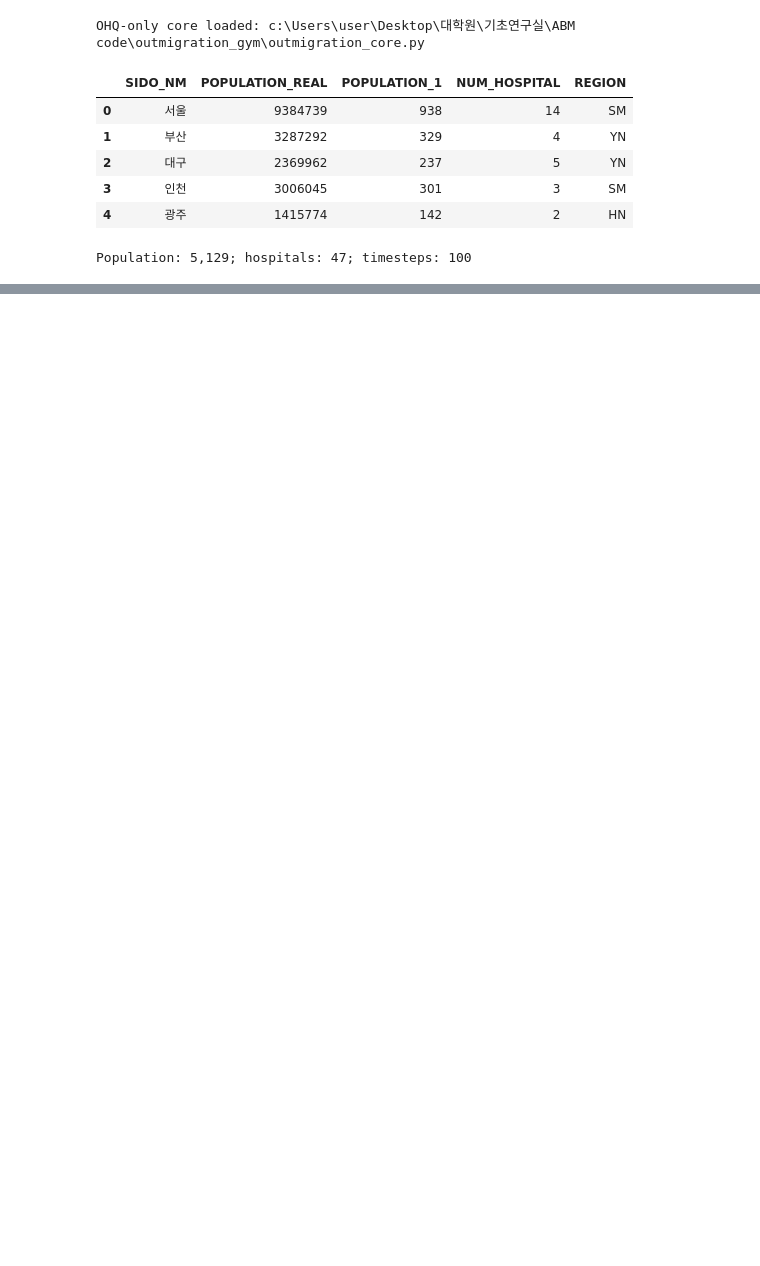
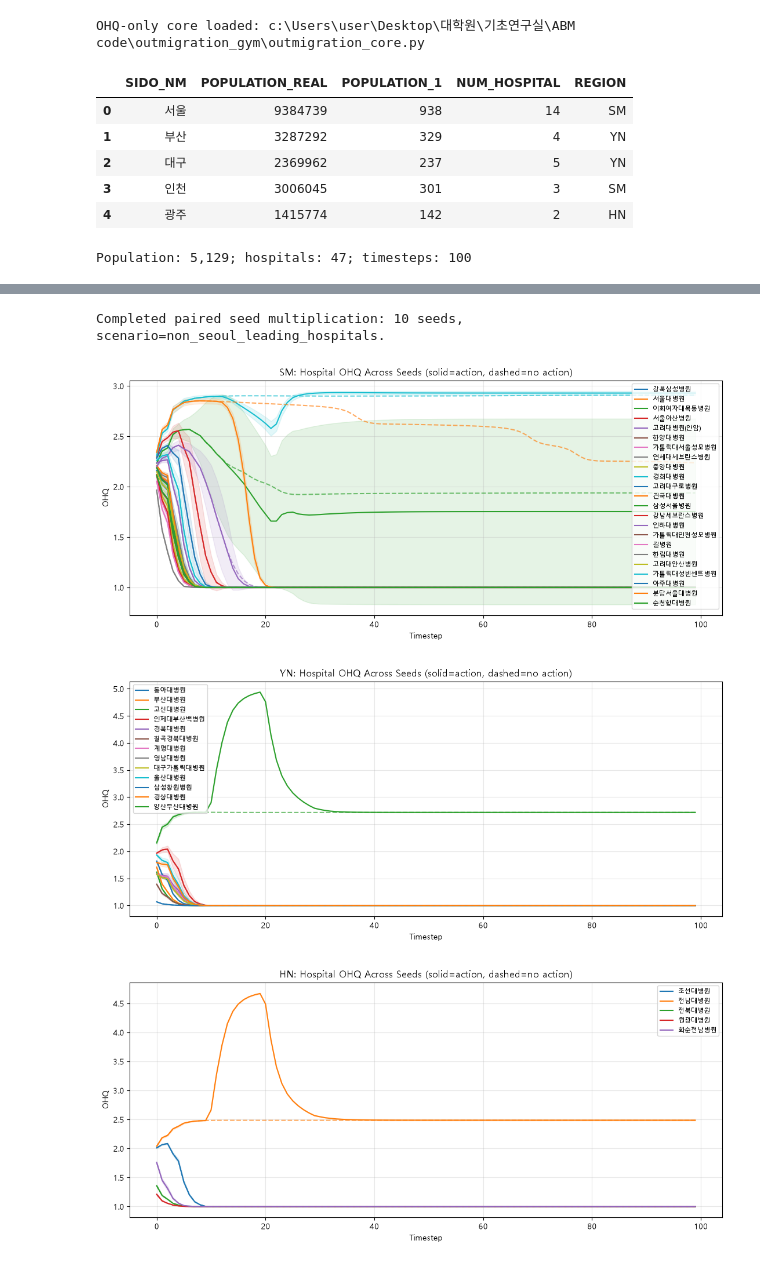
Before and after one commit to hshoon16/outmigration_gym, a Jupyter notebook: outmigration_runner.ipynb, the cells around one changed output, grey strips where cells are left out. Cells and saved outputs as stored; diff of their text form; code cells hidden in the pictures; blank space fills up the shorter version.

```diff
--- a/outmigration_runner.ipynb
+++ b/outmigration_runner.ipynb
@@ -273,0 +268,66 @@ plot_simulation_results(action_sim, action_results, f'({SELECTED_SCENARIO})')
+# %%
+# 2026-11-16: paired seed multiplication compares the selected action scenario with no action under identical random realizations.
+SEED_MULTIPLICATION_N_SEEDS = 10
+SEED_MULTIPLICATION_SEEDS = list(range(42, 42 + SEED_MULTIPLICATION_N_SEEDS))
+no_action_schedule = np.zeros_like(action_schedule, dtype=float)
+seed_multiplication_results = {'no_action': {}, 'action': {}}
+
+for scenario_name, schedule in [('no_action', no_action_schedule), ('action', action_schedule)]:
+    trajectories = {
+        'hospital_ohq': [],
+        'outmigration_total': [], 'outmigration_by_residence_region': [],
+    }
+    for seed in tqdm(SEED_MULTIPLICATION_SEEDS, desc=f'Seed multiplication: {scenario_name}'):
+        replicated_sim = run_simulation(parameter_set, seed, schedule)
+        replicated_results = summarize_simulation(replicated_sim)
+        trajectories['hospital_ohq'].append(replicated_results['hospital_ohq'])
+        trajectories['outmigration_total'].append(replicated_results['population_weighted_outmigration_probability'])
+        trajectories['outmigration_by_residence_region'].append(replicated_results['regional_outmigration_probability'])
+    seed_multiplication_results[scenario_name] = {
+        metric: np.stack(values, axis=0) for metric, values in trajectories.items()
+    }
+
+print(f'Completed paired seed multiplication: {SEED_MULTIPLICATION_N_SEEDS} seeds, scenario={SELECTED_SCENARIO}.')
+
+# 2026-11-16: show mean ± standard deviation for no action and the selected action scenario.
+def _plot_seed_band(ax, values, label, color, linestyle='-'):
+    mean, std = values.mean(axis=0), values.std(axis=0)
+    ax.plot(np.arange(values.shape[1]), mean, label=label, color=color, linestyle=linestyle)
+    ax.fill_between(np.arange(values.shape[1]), mean - std, mean + std, color=color, alpha=0.15)
+
+# 2026-11-16: show each region's hospital OHQ separately instead of total OHQ or HHI summaries.
+hospital_regions = baseline_sim.df_Hospital_info['REGION'].to_numpy()
+hospital_names = baseline_sim.df_Hospital_info['nm_hospital'].astype(str).to_numpy()
+for region in baseline_sim.region_labels:
+    fig, ax = plt.subplots(figsize=(11, 5))
+    for hospital_idx in np.flatnonzero(hospital_regions == region):
+        no_action_values = seed_multiplication_results['no_action']['hospital_ohq'][:, :, hospital_idx]
+        action_values = seed_multiplication_results['action']['hospital_ohq'][:, :, hospital_idx]
+        no_action_mean = no_action_values.mean(axis=0)
+        action_mean = action_values.mean(axis=0)
+        action_std = action_values.std(axis=0)
+        line, = ax.plot(np.arange(action_mean.size), action_mean, label=hospital_names[hospital_idx])
+        ax.plot(np.arange(no_action_mean.size), no_action_mean, color=line.get_color(), linestyle='--', alpha=0.65)
+        ax.fill_between(np.arange(action_mean.size), action_mean - action_std, action_mean + action_std, color=line.get_color(), alpha=0.12)
+    ax.set(title=f'{region}: Hospital OHQ Across Seeds (solid=action, dashed=no action)', xlabel='Timestep', ylabel='OHQ')
+    ax.grid(alpha=0.3); ax.legend(fontsize=8); fig.tight_layout(); plt.show()
+
+fig, ax = plt.subplots(figsize=(11, 5))
+_plot_seed_band(ax, seed_multiplication_results['no_action']['outmigration_total'], 'No action', 'tab:gray', '--')
+_plot_seed_band(ax, seed_multiplication_results['action']['outmigration_total'], SELECTED_SCENARIO, 'tab:red')
+ax.set(title='Population-weighted Outmigration Probability Across Seeds', xlabel='Timestep', ylabel='Probability', ylim=(0, 1))
+ax.grid(alpha=0.3); ax.legend(); fig.tight_layout(); plt.show()
+
+# 2026-11-16: residence-region outmigration is shown separately from the actual direct hospital choice probability.
+region_colors = plt.get_cmap('tab10')(np.arange(len(baseline_sim.region_labels)))
+for region_idx, (region, color) in enumerate(zip(baseline_sim.region_labels, region_colors)):
+    fig, ax = plt.subplots(figsize=(10, 5))
+    _plot_seed_band(ax, seed_multiplication_results['no_action']['outmigration_by_residence_region'][:, :, region_idx], 'No action', color, '--')
+    _plot_seed_band(ax, seed_multiplication_results['action']['outmigration_by_residence_region'][:, :, region_idx], SELECTED_SCENARIO, color)
+    ax.set(title=f'{region}: Outmigration Probability Across Seeds', xlabel='Timestep', ylabel='Probability', ylim=(0, 1))
+    ax.grid(alpha=0.3); ax.legend(); fig.tight_layout(); plt.show()
+# %% [output]
+Completed paired seed multiplication: 10 seeds, scenario=non_seoul_leading_hospitals.
+[figure, added]
+[figure, added]
+[figure, added]
```
Also changed, not shown: parts of 7 cells of this notebook, 1 other file.
